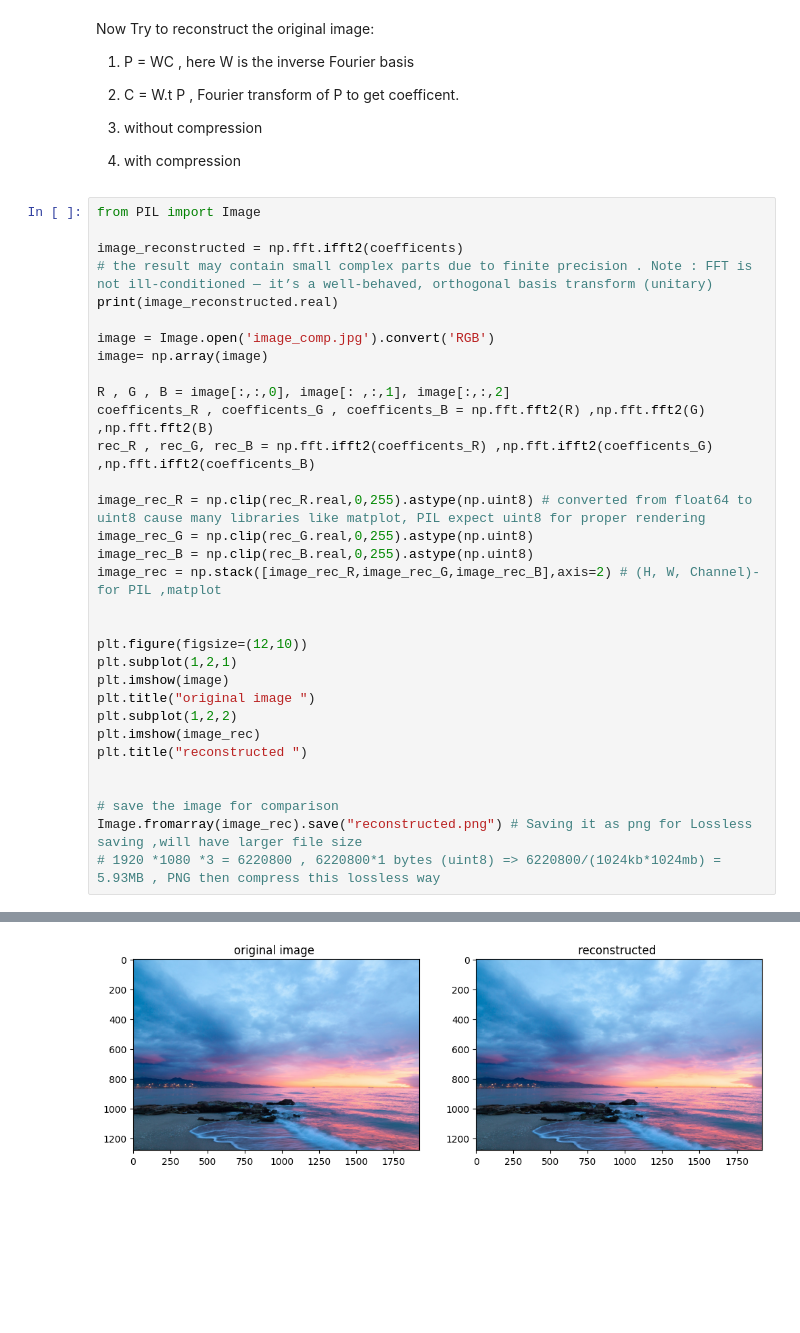
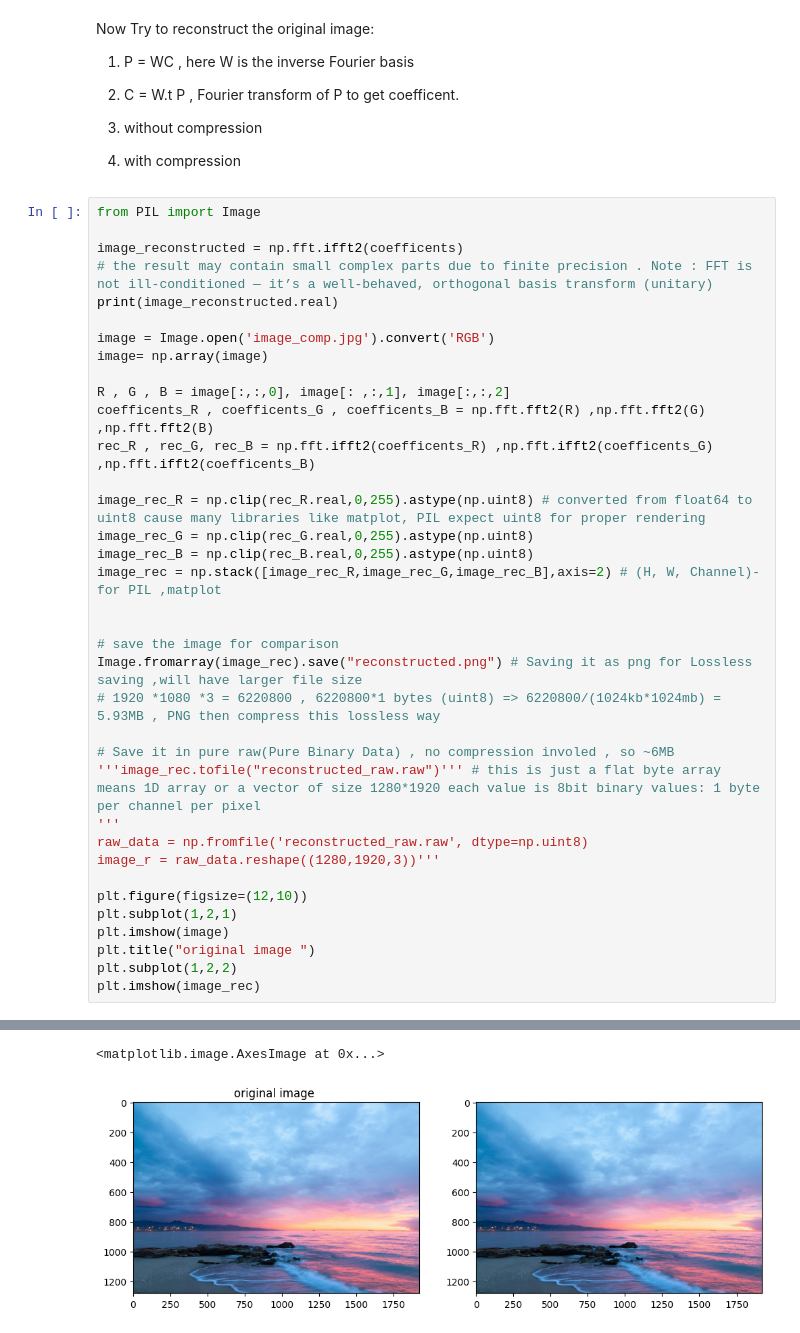
Before and after one commit to Jaseelkt007/Signal_processing, a Jupyter notebook: JPEG_compression.ipynb, the cells around one changed output, grey strips where cells are left out. Cells and saved outputs as stored; diff of their text form; blank space fills up the shorter version.

```diff
--- a/JPEG_compression.ipynb
+++ b/JPEG_compression.ipynb
@@ -112,37 +112,42 @@ image_reconstructed = np.fft.ifft2(coefficents)
 # the result may contain small complex parts due to finite precision . Note : FFT is not ill-conditioned — it’s a well-behaved, orthogonal basis transform (unitary)
 print(image_reconstructed.real)
 
 image = Image.open('image_comp.jpg').convert('RGB')
 image= np.array(image)
 
 R , G , B = image[:,:,0], image[: ,:,1], image[:,:,2]
 coefficents_R , coefficents_G , coefficents_B = np.fft.fft2(R) ,np.fft.fft2(G) ,np.fft.fft2(B)
 rec_R , rec_G, rec_B = np.fft.ifft2(coefficents_R) ,np.fft.ifft2(coefficents_G) ,np.fft.ifft2(coefficents_B)
 
 image_rec_R = np.clip(rec_R.real,0,255).astype(np.uint8) # converted from float64 to uint8 cause many libraries like matplot, PIL expect uint8 for proper rendering
 image_rec_G = np.clip(rec_G.real,0,255).astype(np.uint8)
 image_rec_B = np.clip(rec_B.real,0,255).astype(np.uint8)
 image_rec = np.stack([image_rec_R,image_rec_G,image_rec_B],axis=2) # (H, W, Channel)- for PIL ,matplot
 
 
+# save the image for comparison
+Image.fromarray(image_rec).save("reconstructed.png") # Saving it as png for Lossless saving ,will have larger file size
+# 1920 *1080 *3 = 6220800 , 6220800*1 bytes (uint8) => 6220800/(1024kb*1024mb) = 5.93MB , PNG then compress this lossless way
+
+# Save it in pure raw(Pure Binary Data) , no compression involed , so ~6MB
+'''image_rec.tofile("reconstructed_raw.raw")''' # this is just a flat byte array means 1D array or a vector of size 1280*1920 each value is 8bit binary values: 1 byte per channel per pixel
+'''
+raw_data = np.fromfile('reconstructed_raw.raw', dtype=np.uint8)
+image_r = raw_data.reshape((1280,1920,3))'''
+
 plt.figure(figsize=(12,10))
 plt.subplot(1,2,1)
 plt.imshow(image)
 plt.title("original image ")
 plt.subplot(1,2,2)
 plt.imshow(image_rec)
-plt.title("reconstructed ")
-
-
-# save the image for comparison
-Image.fromarray(image_rec).save("reconstructed.png") # Saving it as png for Lossless saving ,will have larger file size
-# 1920 *1080 *3 = 6220800 , 6220800*1 bytes (uint8) => 6220800/(1024kb*1024mb) = 5.93MB , PNG then compress this lossless way
 # %% [output]
 [[216. 215. 214. ... 236. 236. 235.]
  [217. 215. 213. ... 238. 238. 237.]
  [217. 216. 212. ... 239. 239. 238.]
  ...
  [ 75.  92.  97. ... 132. 129. 124.]
  [122. 120. 118. ... 124. 131. 133.]
  [128. 126. 133. ... 132. 130. 124.]]
+<matplotlib.image.AxesImage at 0x...>
-[figure, old version]
+[figure, new version]
```
Also changed, not shown: parts of 2 cells of this notebook.
